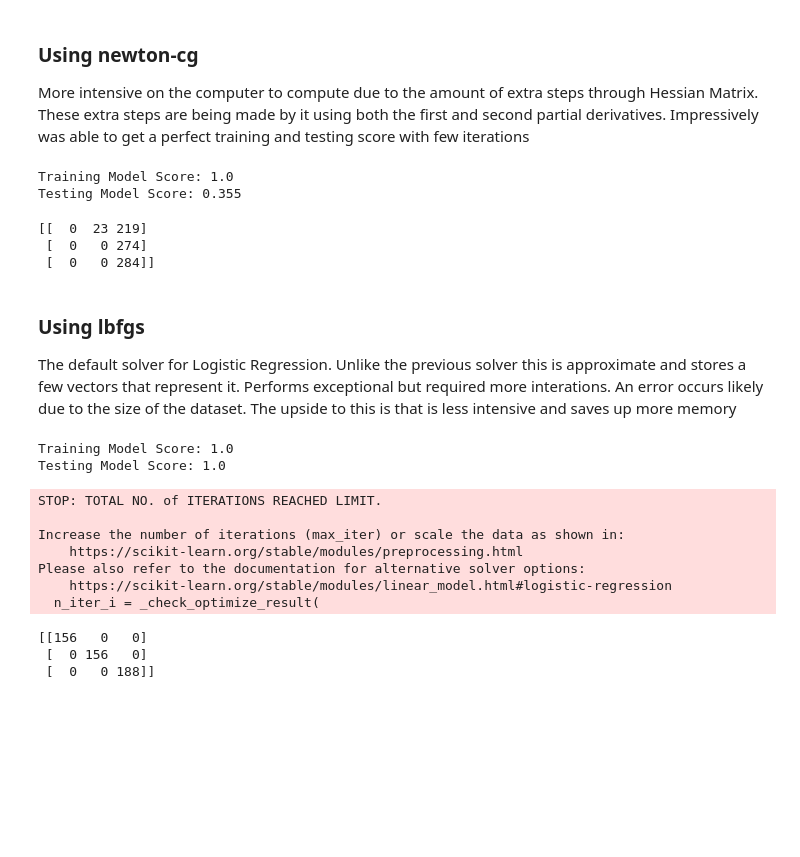
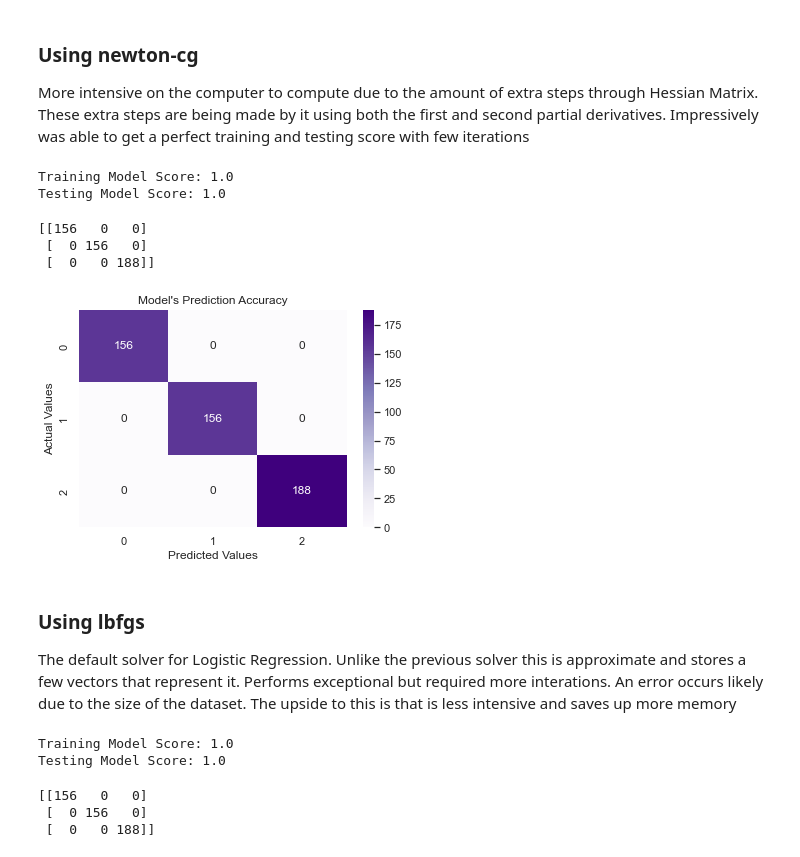
Before and after one commit to Cabone01/Lung-Cancer-Predictions, a Jupyter notebook: Notebooks/Supervised.ipynb, the cells around one changed output. Saved outputs shown, nothing was run; the diff lists cells and outputs as text; code cells hidden in the pictures; blank space fills up the shorter version.

Commit message:
Supervised done
Standard Scaler was utilized and confusion matrix added

```diff
--- a/Notebooks/Supervised.ipynb
+++ b/Notebooks/Supervised.ipynb
@@ -168,6 +168,7 @@ X_train
 # %%
 scaler = StandardScaler().fit(X_train)
 X_train_scaled = scaler.transform(X_train)
+X_test_scaled = scaler.transform(X_test)
 # %% [markdown]
 ## Logistic Regression
 # %% [markdown]
@@ -177,33 +178,35 @@ More intensive on the computer to compute due to the amount of extra steps throu
 classifier_newton_cg = LogisticRegression(multi_class='multinomial', solver='newton-cg', penalty='l2', max_iter=50)
 classifier_newton_cg.fit(X_train_scaled , y_train)
 print(f"Training Model Score: {classifier_newton_cg.score(X_train_scaled, y_train)}")
-print(f"Testing Model Score: {classifier_newton_cg.score(X_test, y_test)}")
+print(f"Testing Model Score: {classifier_newton_cg.score(X_test_scaled, y_test)}")
 # %% [output]
 Training Model Score: 1.0
-Testing Model Score: 0.355
+Testing Model Score: 1.0
 # %%
-y_pred = classifier_newton_cg.predict(X_test)
-print(confusion_matrix(y_test, y_pred))
+y_pred = classifier_newton_cg.predict(X_test_scaled)
+cm = confusion_matrix(y_test, y_pred)
+print(cm)
 # %% [output]
-[[  0  23 219]
- [  0   0 274]
- [  0   0 284]]
+[[156   0   0]
+ [  0 156   0]
+ [  0   0 188]]
+# %%
+sns.heatmap(cm, annot=True, fmt='d', cmap="Purples")
+plt.title("Model's Prediction Accuracy")
+plt.ylabel("Actual Values")
+plt.xlabel("Predicted Values")
+plt.show()
+# %% [output]
+[figure, added]
 # %% [markdown]
 ### Using lbfgs
 The default solver for Logistic Regression. Unlike the previous solver this is approximate and stores a few vectors that represent it. Performs exceptional but required more interations. An error occurs likely due to the size of the dataset. The upside to this is that is less intensive and saves up more memory
 # %%
-classifier_lbfgs = LogisticRegression(multi_class='multinomial', solver='lbfgs', penalty='l2', max_iter=200)
-classifier_lbfgs.fit(X_train, y_train)
-print(f"Training Model Score: {classifier_lbfgs.score(X_train, y_train)}")
-print(f"Testing Model Score: {classifier_lbfgs.score(X_test, y_test)}")
+classifier_lbfgs = LogisticRegression(multi_class='multinomial', solver='lbfgs', max_iter=500)
+classifier_lbfgs.fit(X_train_scaled, y_train)
+print(f"Training Model Score: {classifier_lbfgs.score(X_train_scaled, y_train)}")
+print(f"Testing Model Score: {classifier_lbfgs.score(X_test_scaled, y_test)}")
 # %% [output]
 Training Model Score: 1.0
 Testing Model Score: 1.0
-STOP: TOTAL NO. of ITERATIONS REACHED LIMIT.
-
-Increase the number of iterations (max_iter) or scale the data as shown in:
-    https://scikit-learn.org/stable/modules/preprocessing.html
-Please also refer to the documentation for alternative solver options:
-    https://scikit-learn.org/stable/modules/linear_model.html#logistic-regression
-  n_iter_i = _check_optimize_result(
 # %%
```
Also changed, not shown: parts of 2 cells of this notebook.
